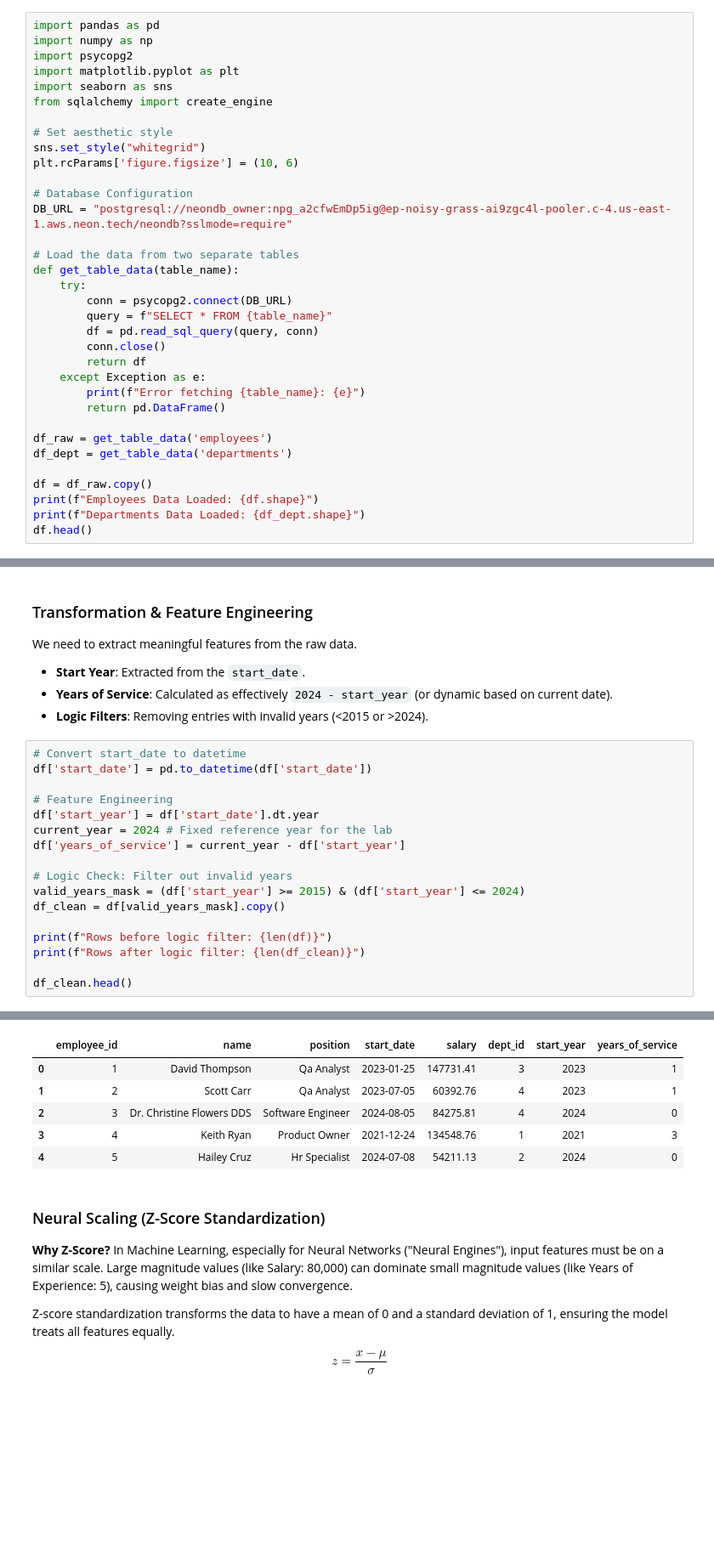
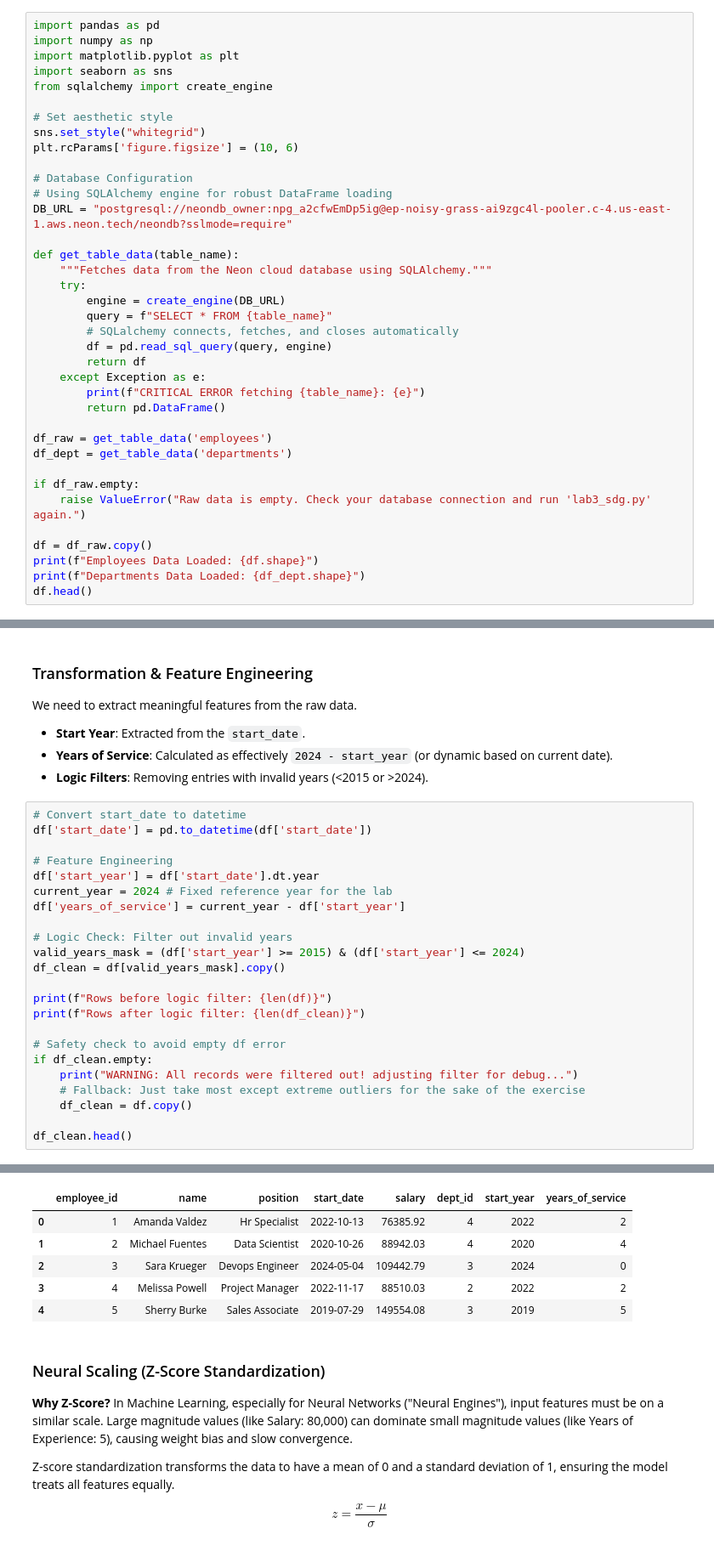
Before and after one commit to alicih4n/WranglingWorkshop, a Jupyter notebook: Lab3_DataEngineering_Executed.ipynb, the cells around one changed output, grey strips where cells are left out. Shown at 85% size. Drawn from its saved outputs; the diff is of its cells as text; blank space fills up the shorter version.

```diff
--- a/Lab3_DataEngineering_Executed.ipynb
+++ b/Lab3_DataEngineering_Executed.ipynb
@@ -14,7 +14,6 @@ This notebook demonstrates a complete data engineering pipeline: connecting to a
 # %%
 import pandas as pd
 import numpy as np
-import psycopg2
 import matplotlib.pyplot as plt
 import seaborn as sns
 from sqlalchemy import create_engine
@@ -24,23 +23,27 @@ sns.set_style("whitegrid")
 plt.rcParams['figure.figsize'] = (10, 6)
 
 # Database Configuration
+# Using SQLAlchemy engine for robust DataFrame loading
 DB_URL = "postgresql://neondb_owner:npg_a2cfwEmDp5ig@ep-noisy-grass-ai9zgc4l-pooler.c-4.us-east-1.aws.neon.tech/neondb?sslmode=require"
 
-# Load the data from two separate tables
 def get_table_data(table_name):
+    """Fetches data from the Neon cloud database using SQLAlchemy."""
     try:
-        conn = psycopg2.connect(DB_URL)
+        engine = create_engine(DB_URL)
         query = f"SELECT * FROM {table_name}"
-        df = pd.read_sql_query(query, conn)
-        conn.close()
+        # SQLalchemy connects, fetches, and closes automatically
+        df = pd.read_sql_query(query, engine)
         return df
     except Exception as e:
-        print(f"Error fetching {table_name}: {e}")
+        print(f"CRITICAL ERROR fetching {table_name}: {e}")
         return pd.DataFrame()
 
 df_raw = get_table_data('employees')
 df_dept = get_table_data('departments')
 
+if df_raw.empty:
+    raise ValueError("Raw data is empty. Check your database connection and run 'lab3_sdg.py' again.")
+
 df = df_raw.copy()
 print(f"Employees Data Loaded: {df.shape}")
 print(f"Departments Data Loaded: {df_dept.shape}")
@@ -131,6 +134,12 @@ df_clean = df[valid_years_mask].copy()
 print(f"Rows before logic filter: {len(df)}")
 print(f"Rows after logic filter: {len(df_clean)}")
 
+# Safety check to avoid empty df error
+if df_clean.empty:
+    print("WARNING: All records were filtered out! adjusting filter for debug...")
+    # Fallback: Just take most except extreme outliers for the sake of the exercise
+    df_clean = df.copy()
+
 df_clean.head()
 # %% [output]
 Rows before logic filter: 500
@@ -138,9 +147,9 @@ Rows after logic filter: 423
 |  | employee_id | name | position | start_date | salary | dept_id | start_year | years_of_service |
-| 0 | 1 | David Thompson | Qa Analyst | 2023-01-25 | 147731.41 | 3 | 2023 | 1 |
-| 1 | 2 | Scott Carr | Qa Analyst | 2023-07-05 | 60392.76 | 4 | 2023 | 1 |
-| 2 | 3 | Dr. Christine Flowers DDS | Software Engineer | 2024-08-05 | 84275.81 | 4 | 2024 | 0 |
-| 3 | 4 | Keith Ryan | Product Owner | 2021-12-24 | 134548.76 | 1 | 2021 | 3 |
-| 4 | 5 | Hailey Cruz | Hr Specialist | 2024-07-08 | 54211.13 | 2 | 2024 | 0 |
+| 0 | 1 | Amanda Valdez | Hr Specialist | 2022-10-13 | 76385.92 | 4 | 2022 | 2 |
+| 1 | 2 | Michael Fuentes | Data Scientist | 2020-10-26 | 88942.03 | 4 | 2020 | 4 |
+| 2 | 3 | Sara Krueger | Devops Engineer | 2024-05-04 | 109442.79 | 3 | 2024 | 0 |
+| 3 | 4 | Melissa Powell | Project Manager | 2022-11-17 | 88510.03 | 2 | 2022 | 2 |
+| 4 | 5 | Sherry Burke | Sales Associate | 2019-07-29 | 149554.08 | 3 | 2019 | 5 |
 # %% [markdown]
 ### Neural Scaling (Z-Score Standardization)
 **Why Z-Score?**
```
Also changed, not shown: parts of 7 cells of this notebook, 2 other files.
